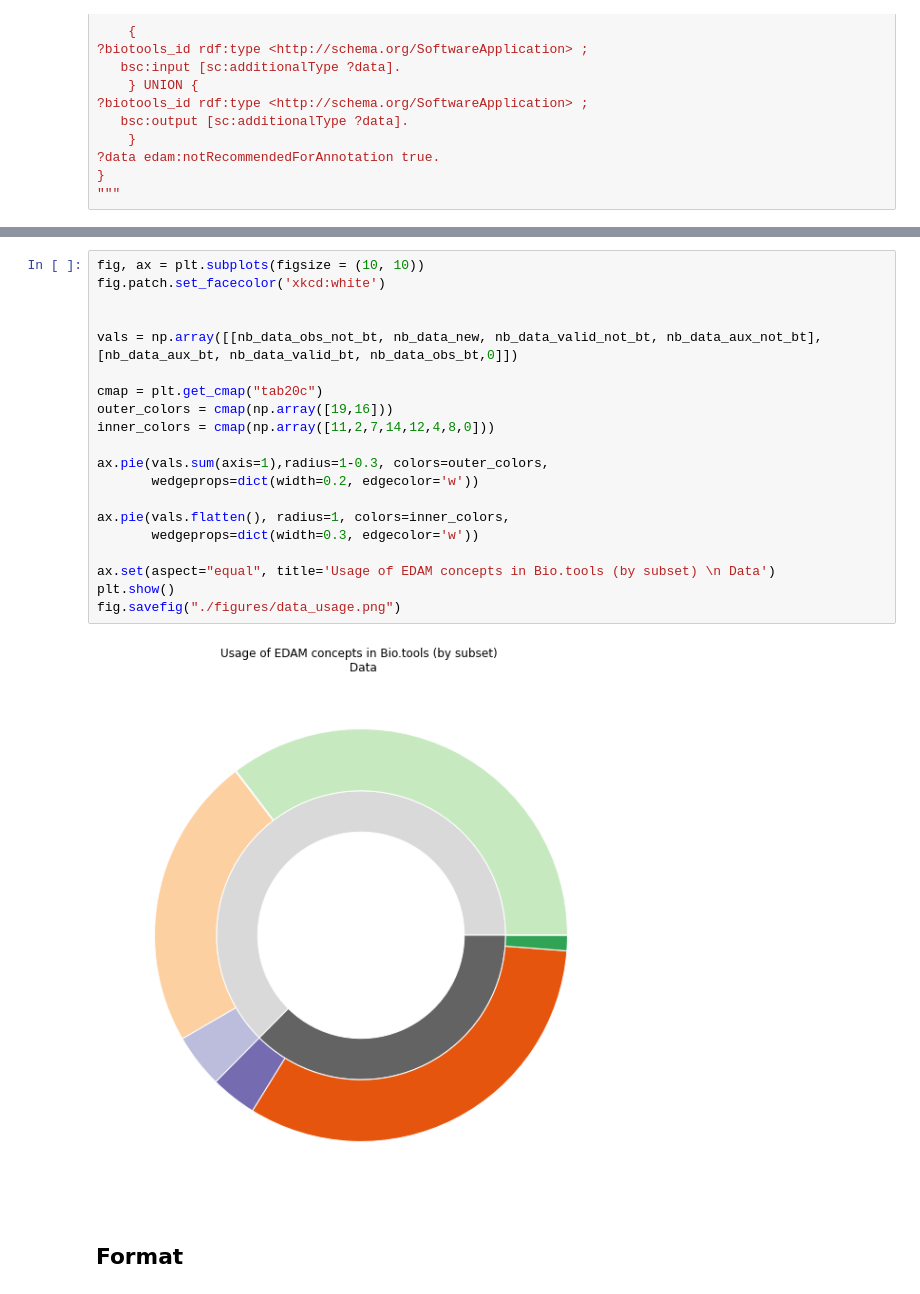
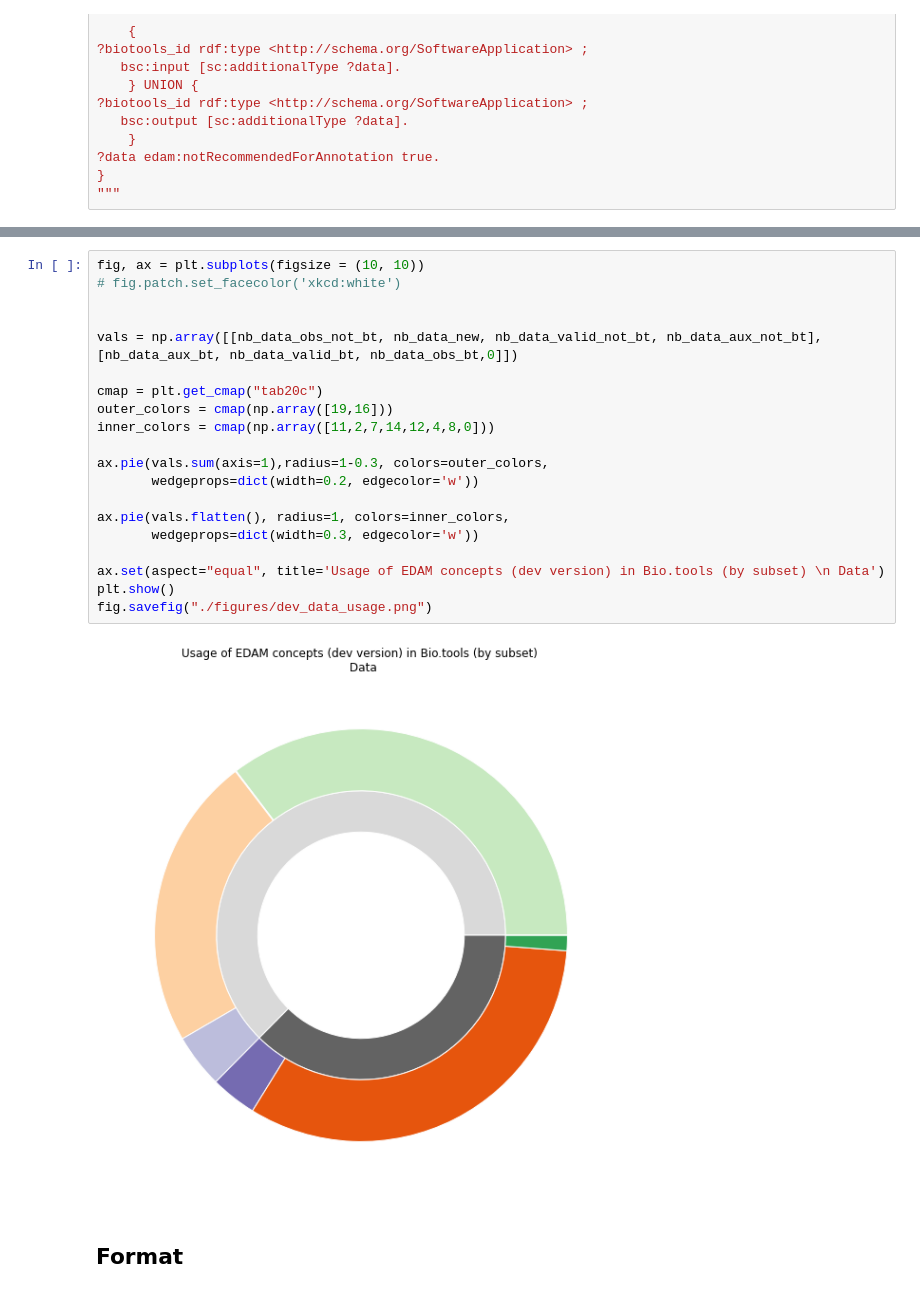
Before and after one commit to bio-tools/biohackathon2022, a Jupyter notebook: notebooks/plot_lucie.ipynb, the cells around one changed output, grey strips where cells are left out. Drawn from its saved outputs; the diff is of its cells as text.

```diff
--- a/notebooks/plot_lucie.ipynb
+++ b/notebooks/plot_lucie.ipynb
@@ -574,25 +587,25 @@ nb_data_obs_not_bt: 528
 # %%
 fig, ax = plt.subplots(figsize = (10, 10))
-fig.patch.set_facecolor('xkcd:white')
+# fig.patch.set_facecolor('xkcd:white')
 
 
 vals = np.array([[nb_data_obs_not_bt, nb_data_new, nb_data_valid_not_bt, nb_data_aux_not_bt], [nb_data_aux_bt, nb_data_valid_bt, nb_data_obs_bt,0]])
 
 cmap = plt.get_cmap("tab20c")
 outer_colors = cmap(np.array([19,16]))
 inner_colors = cmap(np.array([11,2,7,14,12,4,8,0]))
 
 ax.pie(vals.sum(axis=1),radius=1-0.3, colors=outer_colors,
        wedgeprops=dict(width=0.2, edgecolor='w'))
 
 ax.pie(vals.flatten(), radius=1, colors=inner_colors,
        wedgeprops=dict(width=0.3, edgecolor='w'))
 
-ax.set(aspect="equal", title='Usage of EDAM concepts in Bio.tools (by subset) \n Data')
+ax.set(aspect="equal", title='Usage of EDAM concepts (dev version) in Bio.tools (by subset) \n Data')
 plt.show()
-fig.savefig("./figures/data_usage.png")
+fig.savefig("./figures/dev_data_usage.png")
 # %% [output]
-[figure, old version]
+[figure, new version]
 # %% [markdown]
 ## Format
 # %%
```
Also changed, not shown: parts of 4 cells of this notebook, 13 other files.
